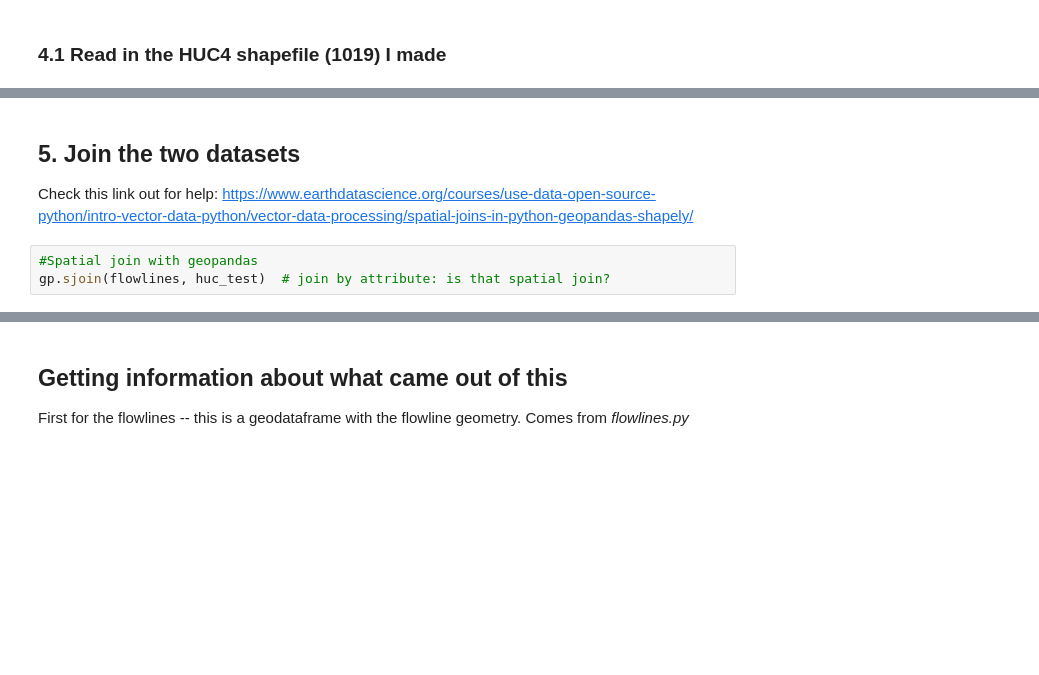
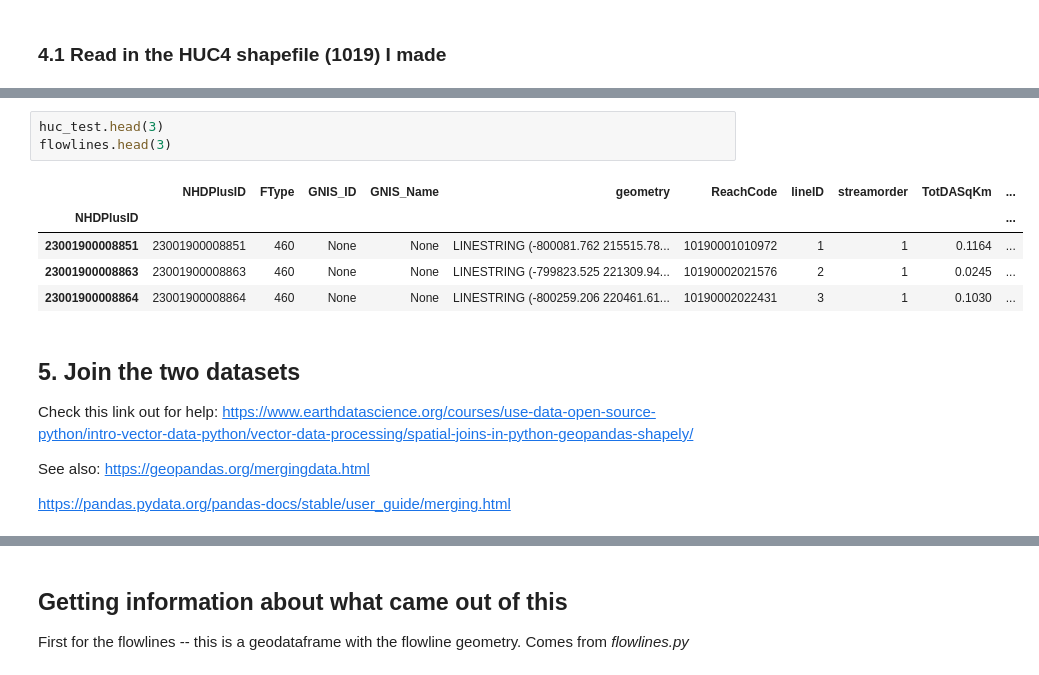
Before and after one commit to rspinti/River_bifurcation, a Jupyter notebook: Workflow_cleaned.ipynb, the cells around one changed output, grey strips where cells are left out. Drawn from its saved outputs; the diff is of its cells as text; blank space fills up the shorter version.

```diff
--- a/Workflow_cleaned.ipynb
+++ b/Workflow_cleaned.ipynb
@@ -125,6 +133,16 @@ print(huc_test)
+# %%
+huc_test.head(3)
+flowlines.head(3)
+# %% [output]
+|  | NHDPlusID | FType | GNIS_ID | GNIS_Name | geometry | ReachCode | lineID | streamorder | TotDASqKm | ... |
+| NHDPlusID |  |  |  |  |  |  |  |  |  | ... |
+| 23001900008851 | 23001900008851 | 460 | None | None | LINESTRING (-800081.762 215515.78... | 10190001010972 | 1 | 1 | 0.1164 | ... |
+| 23001900008863 | 23001900008863 | 460 | None | None | LINESTRING (-799823.525 221309.94... | 10190002021576 | 2 | 1 | 0.0245 | ... |
+| 23001900008864 | 23001900008864 | 460 | None | None | LINESTRING (-800259.206 220461.61... | 10190002022431 | 3 | 1 | 0.1030 | ... |
 # %% [markdown]
 ## 5. Join the two datasets
 Check this link out for help: https://www.earthdatascience.org/courses/use-data-open-source-python/intro-vector-data-python/vector-data-processing/spatial-joins-in-python-geopandas-shapely/
+
+See also: https://geopandas.org/mergingdata.html
+
+https://pandas.pydata.org/pandas-docs/stable/user_guide/merging.html
-# %%
-#Spatial join with geopandas
-gp.sjoin(flowlines, huc_test)  # join by attribute: is that spatial join?
```
Also changed, not shown: parts of 34 cells of this notebook, 1 other file.
